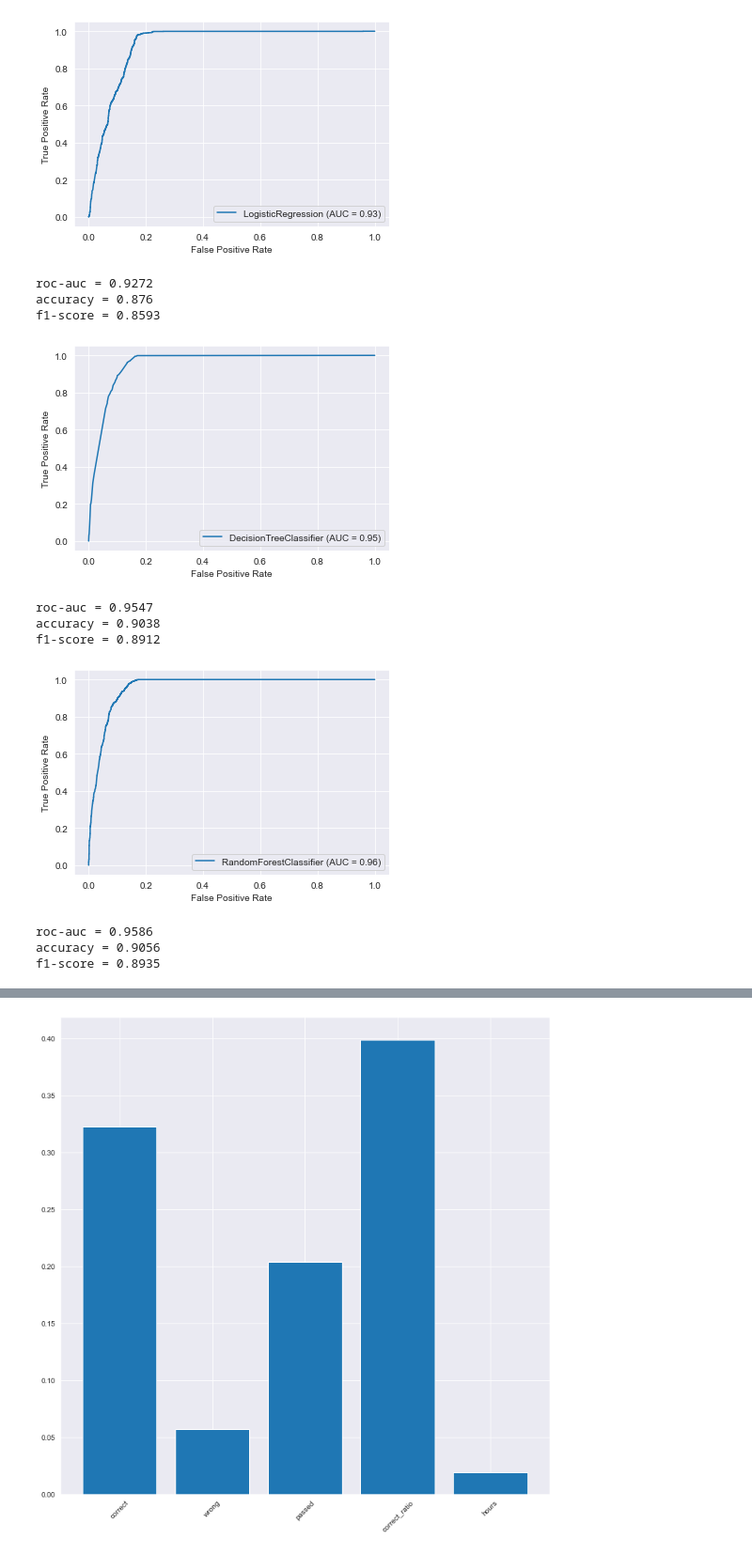
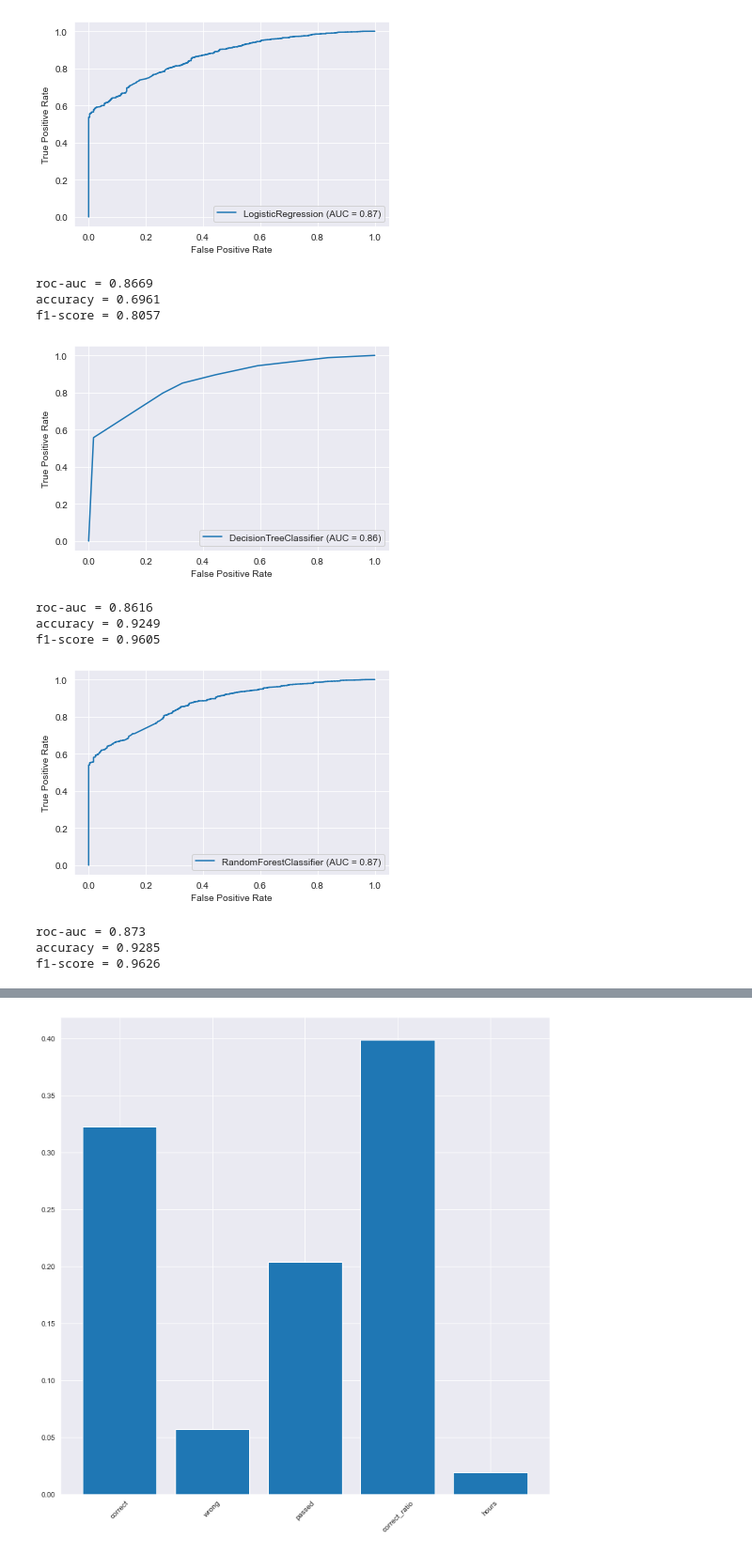
Before and after one commit to stepanskiba/ml_stepik_project, a Jupyter notebook: fit_and_predict.ipynb, the cells around one changed output, grey strips where cells are left out. Shown at 94% size. Drawn from its saved outputs; the diff is of its cells as text; code cells hidden in the pictures.

```diff
--- a/fit_and_predict.ipynb
+++ b/fit_and_predict.ipynb
@@ -20,5 +20,5 @@ def metrics(clf, X_test, y_test):
     print(f'accuracy = {round(accuracy_score(y_true=y_test, y_pred=clf.predict(X_test)), 4)}')
     print(f'f1-score = {round(f1_score(y_true=y_test, y_pred=clf.predict(X_test)), 4)}')
 # %%
-X = pd.read_csv('data/X.csv', index_col=0)
-y = pd.read_csv('data/y.csv', index_col=0)
+X = pd.read_csv('data/X_new.csv', index_col=0)
+y = pd.read_csv('data/y_new.csv', index_col=0)
@@ -37,10 +71,10 @@ log_reg_grid.fit(X_train, y_train)
 
 metrics(clf=log_reg_grid.best_estimator_, X_test=X_test, y_test=y_test)
 # %% [output]
-[figure, old version]
+[figure, new version]
-roc-auc = 0.9272
-accuracy = 0.876
-f1-score = 0.8593
+roc-auc = 0.8669
+accuracy = 0.6961
+f1-score = 0.8057
 # %%
 #Tree
 
@@ -52,22 +86,23 @@ tree_grid.fit(X_train, y_train)
 
 metrics(clf=tree_grid.best_estimator_, X_test=X_test, y_test=y_test)
 # %% [output]
-[figure, old version]
+[figure, new version]
-roc-auc = 0.9547
-accuracy = 0.9038
-f1-score = 0.8912
+roc-auc = 0.8616
+accuracy = 0.9249
+f1-score = 0.9605
 # %%
 #RandomForest
 
 
-parameters = {'max_depth': range(1, 12, 2), 'n_estimators': range(10, 50, 10), 'min_samples_split': range(2, 9, 2), 'min_samples_leaf': range(1, 7)}
+parameters = {'max_depth': range(1, 12, 2), 'n_estimators': range(10, 50, 10), 'min_samples_split': range(2, 9, 2),
+              'min_samples_leaf': range(1, 7)}
 forest = RandomForestClassifier()
 forest_grid = GridSearchCV(forest, param_grid=parameters, cv=3, n_jobs=-1)
 forest_grid.fit(X_train, y_train)
 
 metrics(clf=forest_grid.best_estimator_, X_test=X_test, y_test=y_test)
 # %% [output]
-[figure, old version]
+[figure, new version]
-roc-auc = 0.9586
-accuracy = 0.9056
-f1-score = 0.8935
+roc-auc = 0.873
+accuracy = 0.9285
+f1-score = 0.9626
```
Also changed, not shown: parts of 12 cells of this notebook, 1 other file.
